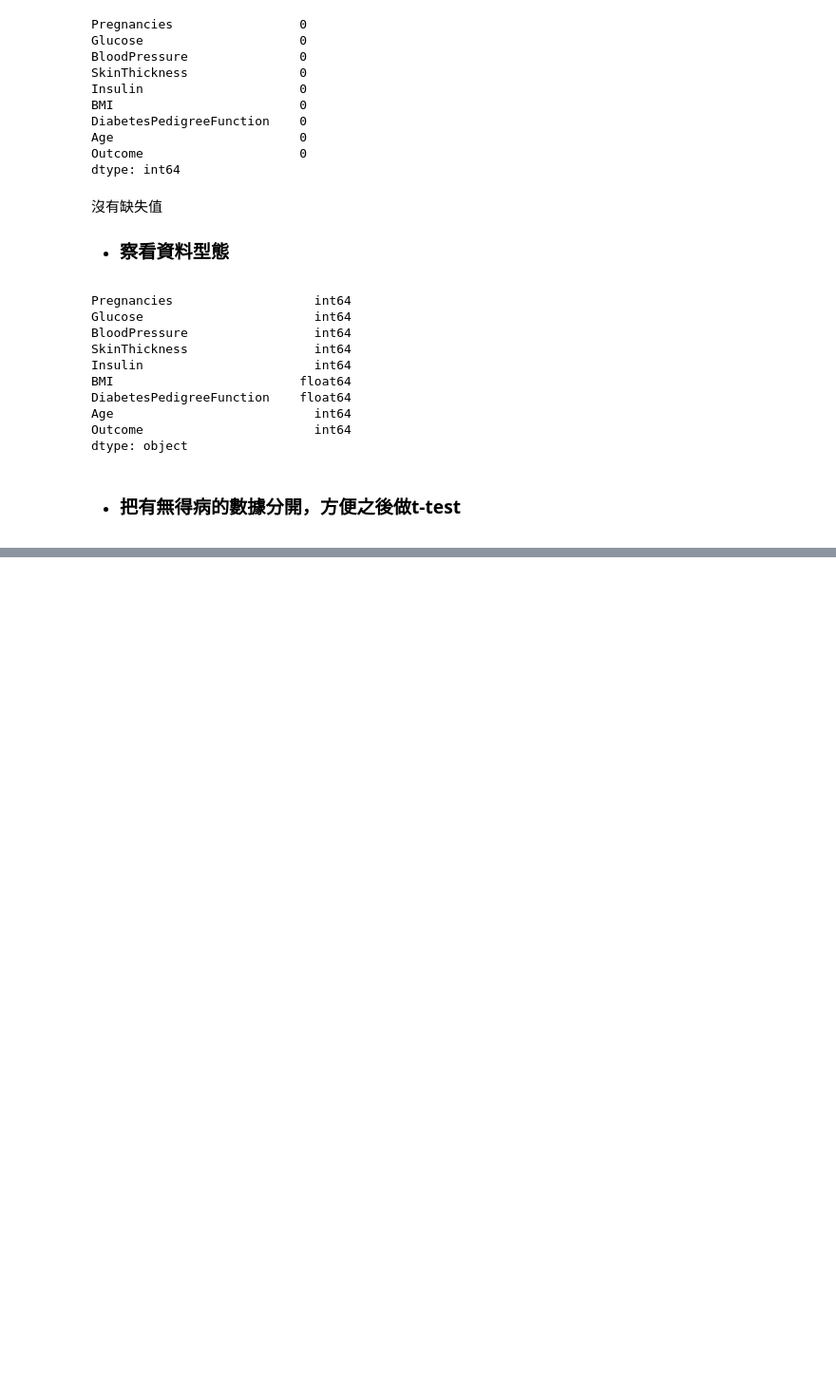
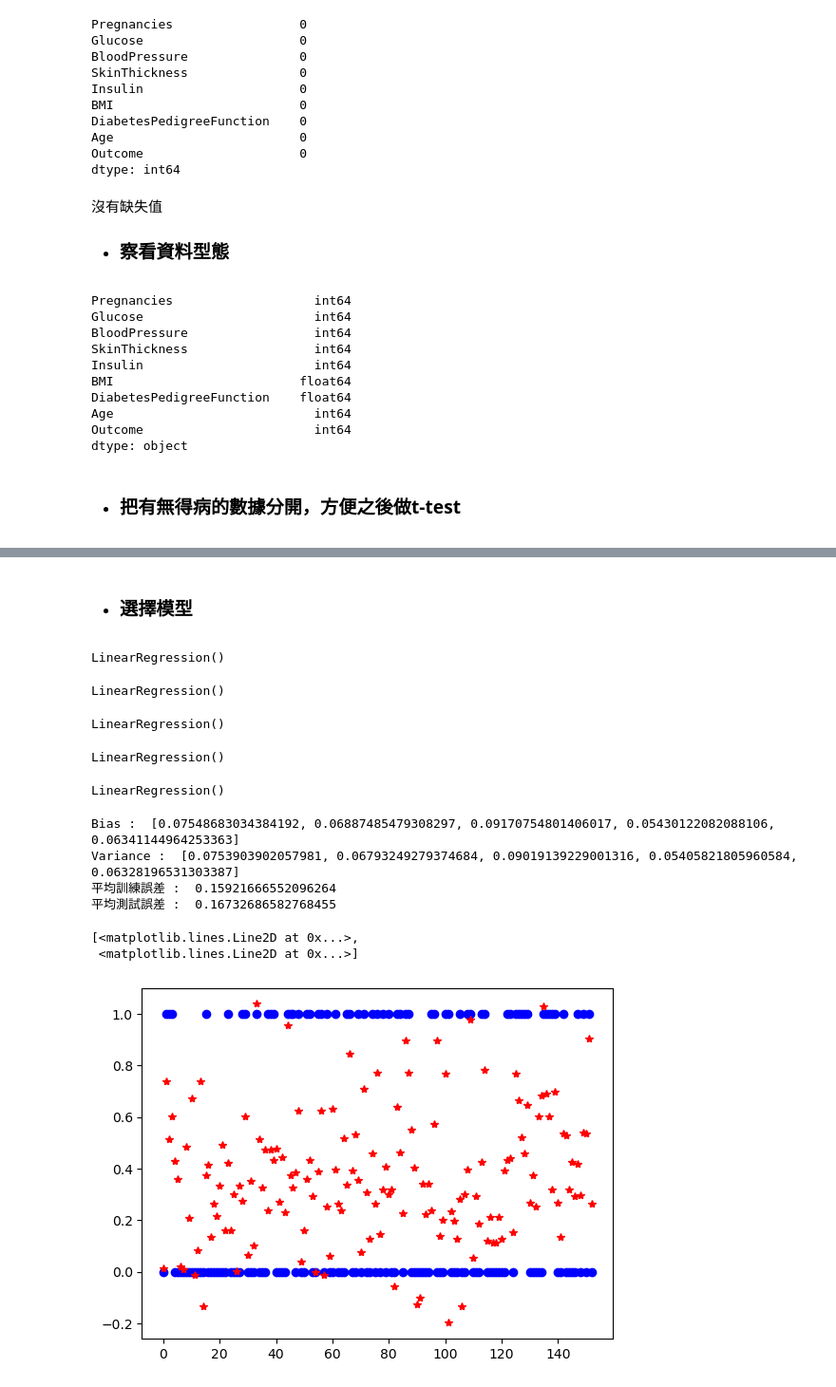
Before and after one commit to GongShaoGu/AIHW1, a Jupyter notebook: AI_HW1.ipynb, the cells around one changed output, grey strips where cells are left out. Shown: that part at 95% size. Drawn from its saved outputs; the diff is of its cells as text; code cells hidden in the pictures; blank space fills up the shorter version.

```diff
--- a/AI_HW1.ipynb
+++ b/AI_HW1.ipynb
@@ -226,0 +236,52 @@ display(data)
+# %% [markdown]
+* ### 選擇模型
+# %%
+from sklearn.linear_model import LinearRegression
+
+linear_model = LinearRegression()
+
+linear_test_bias = []
+linear_test_variance = []
+linear_train_errors = []
+linear_test_errors = []
+
+for train_index, test_index in kf.split(data) :
+    x_train, y_train = data.iloc[train_index], label.iloc[train_index]
+    x_test, y_test = data.iloc[test_index], label.iloc[test_index]
+
+    linear_model.fit(x_train, y_train)
+
+    linear_y_train_pred = linear_model.predict(x_train)
+    linear_y_test_pred = linear_model.predict(x_test)
+
+    bias = np.mean((linear_y_test_pred - np.mean(y_test)) ** 2)
+    variance = np.var(linear_y_test_pred)
+
+    linear_test_bias.append(bias)
+    linear_test_variance.append(variance)
+
+    train_error = np.sum((linear_y_train_pred - y_train) ** 2) / len(linear_y_train_pred)
+    test_error = np.sum((linear_y_test_pred - y_test) ** 2) / len(linear_y_test_pred)
+
+    linear_train_errors.append(train_error)
+    linear_test_errors.append(test_error)
+
+print("Bias : ", linear_test_bias)
+print("Variance : ", linear_test_variance)
+print("平均訓練誤差 : ", sum(linear_train_errors) / len(linear_train_errors))
+print("平均測試誤差 : ", sum(linear_test_errors) / len(linear_test_errors))
+x = np.arange(0, len(y_test), 1)
+plt.plot(x, y_test, "bo", x, linear_y_test_pred, "r*")
+# %% [output]
+LinearRegression()
+LinearRegression()
+LinearRegression()
+LinearRegression()
+LinearRegression()
+Bias :  [0.07548683034384192, 0.06887485479308297, 0.09170754801406017, 0.05430122082088106, 0.06341144964253363]
+Variance :  [0.0753903902057981, 0.06793249279374684, 0.09019139229001316, 0.05405821805960584, 0.06328196531303387]
+平均訓練誤差 :  0.15921666552096264
+平均測試誤差 :  0.16732686582768455
+[<matplotlib.lines.Line2D at 0x...>,
+ <matplotlib.lines.Line2D at 0x...>]
+[figure, added]
```
Also changed, not shown: parts of 8 cells of this notebook.
